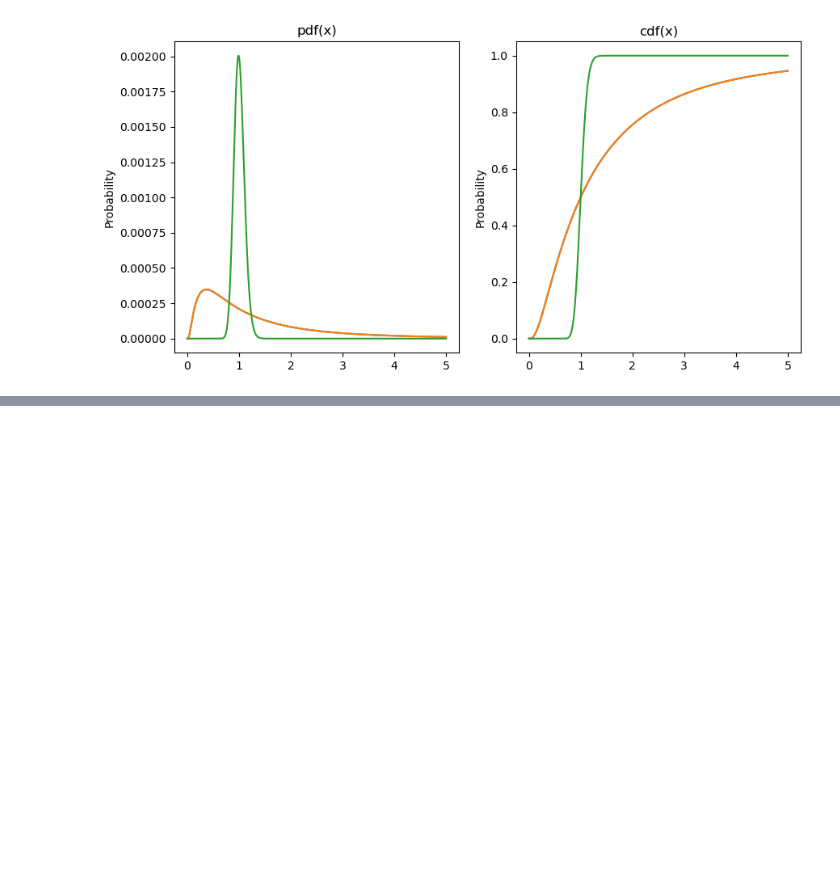
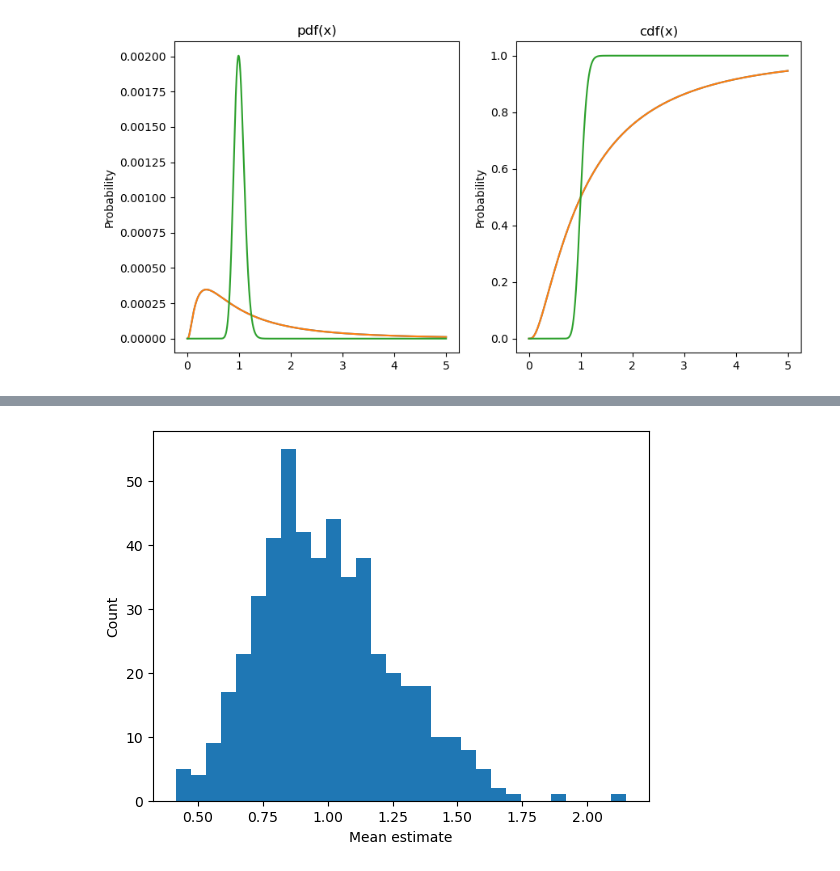
Before and after one commit to szalai-istvan/python-machine-learning, a Jupyter notebook: 03_statistics-and-machine-learning/04_probability-theory/probability.ipynb, the cells around one changed output, grey strips where cells are left out. Drawn from its saved outputs; the diff is of its cells as text; code cells hidden in the pictures; blank space fills up the shorter version.

```diff
--- a/03_statistics-and-machine-learning/04_probability-theory/probability.ipynb
+++ b/03_statistics-and-machine-learning/04_probability-theory/probability.ipynb
@@ -158,0 +291,16 @@ np.mean(means) # mean of the means
+# %%
+sampleSize   = 30
+numberOfExps = 500
+
+sampleMeans = np.zeros(numberOfExps)
+
+for i in range(numberOfExps):
+    sampleindex = np.random.randint(0,N,sampleSize)
+    sampleMeans[i] = np.mean( data[sampleindex] )
+
+plt.hist(sampleMeans,30)
+plt.xlabel('Mean estimate')
+plt.ylabel('Count')
+plt.show()
+# %% [output]
+[figure, added]
```
Also changed, not shown: parts of 16 cells of this notebook.
